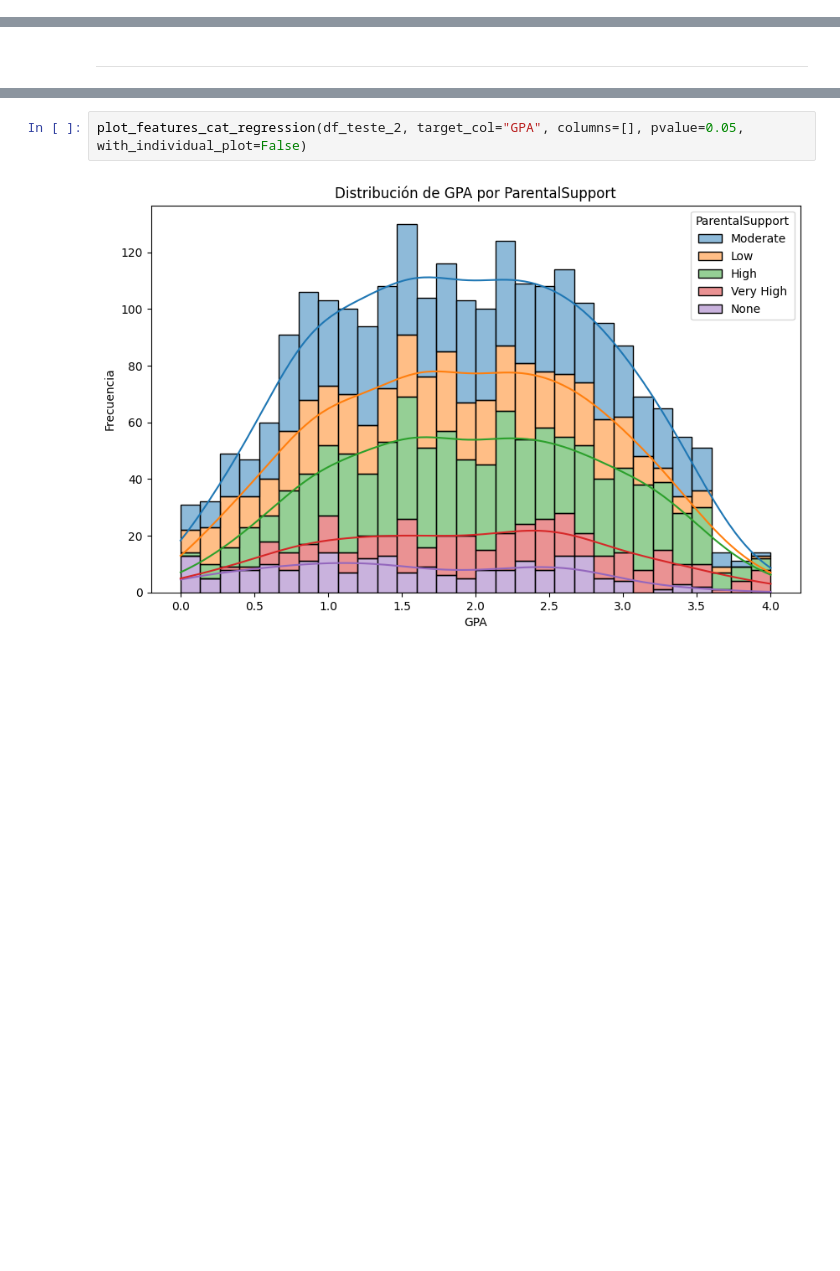
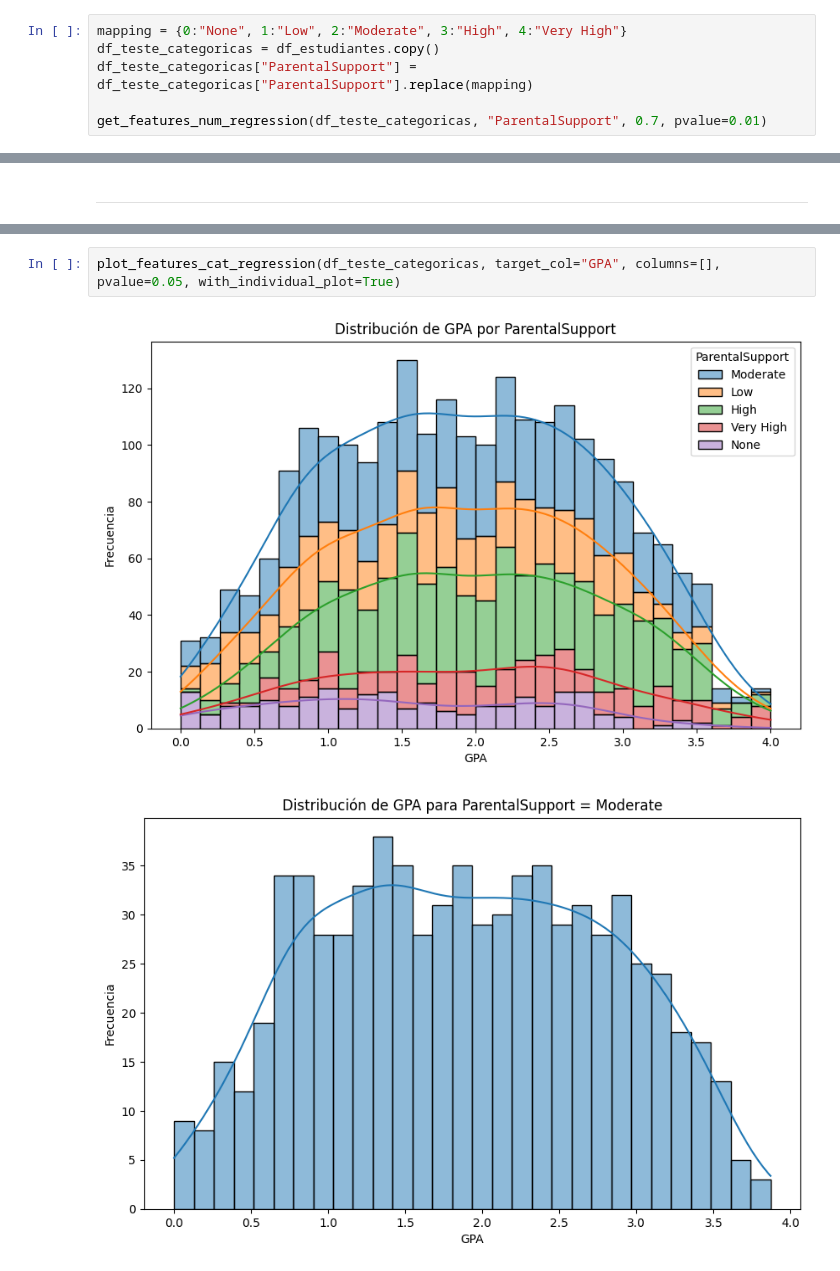
Before and after one commit to apvwbm/Team-Challenge---Lost-in-ML, a Jupyter notebook: Lost_in_ML_ToolBox.ipynb, the cells around one changed output, grey strips where cells are left out. Cells and saved outputs as stored; diff of their text form; blank space fills up the shorter version.

```diff
--- a/Lost_in_ML_ToolBox.ipynb
+++ b/Lost_in_ML_ToolBox.ipynb
@@ -225,0 +331,6 @@ get_features_num_regression(df_teste, "coluna2", 0.2, 0.1)
+# %%
+mapping = {0:"None", 1:"Low", 2:"Moderate", 3:"High", 4:"Very High"}
+df_teste_categoricas = df_estudiantes.copy()
+df_teste_categoricas["ParentalSupport"] = df_teste_categoricas["ParentalSupport"].replace(mapping)
+
+get_features_num_regression(df_teste_categoricas, "ParentalSupport", 0.7, pvalue=0.01)
@@ -294,4 +428,5 @@ No se encontraron características categóricas en el dataframe.
 # %%
-plot_features_cat_regression(df_teste_2, target_col="GPA", columns=[], pvalue=0.05, with_individual_plot=False)
+plot_features_cat_regression(df_teste_categoricas, target_col="GPA", columns=[], pvalue=0.05, with_individual_plot=True)
 # %% [output]
 [figure]
+[figure, added]
```
Also changed, not shown: parts of 83 cells of this notebook, 2 other files.
